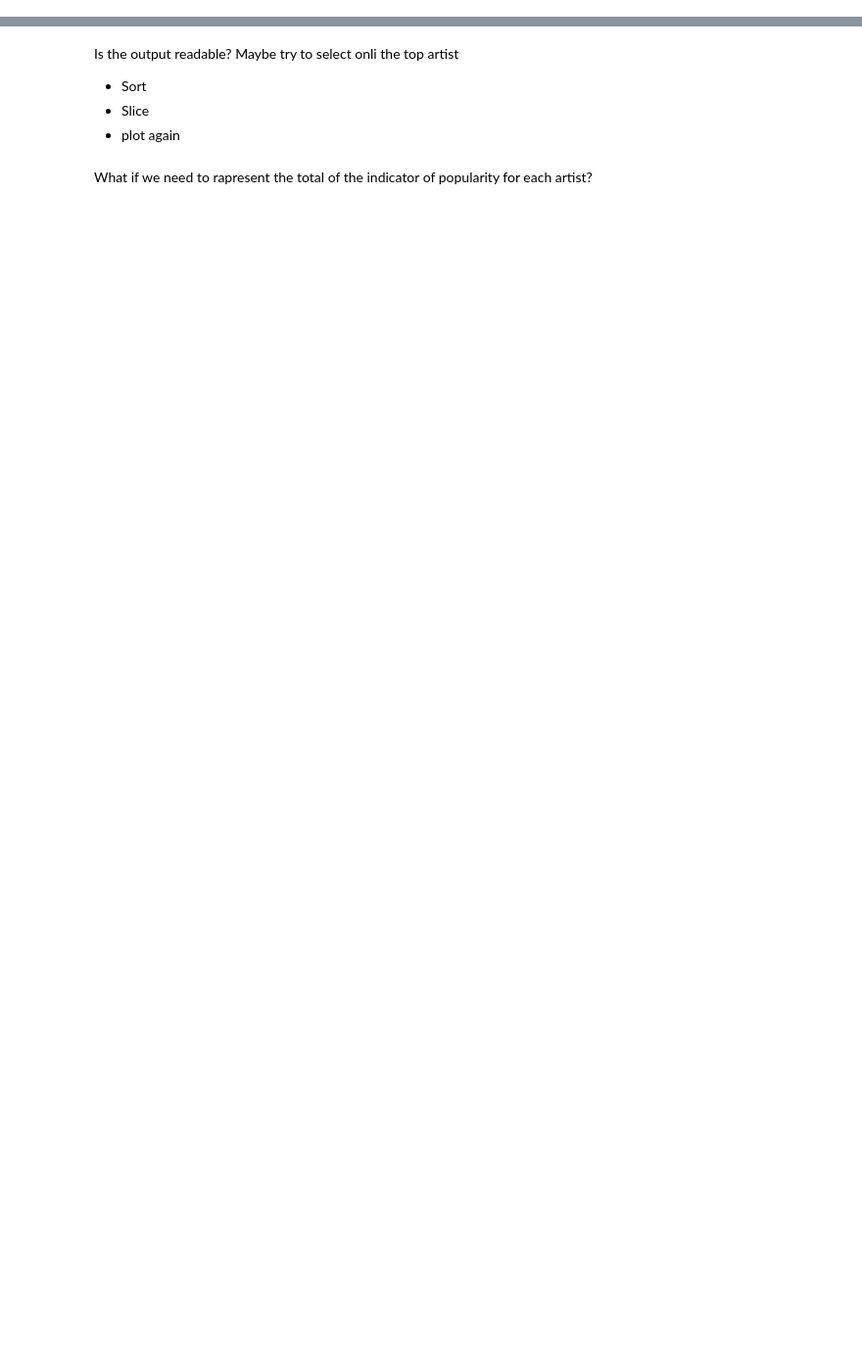
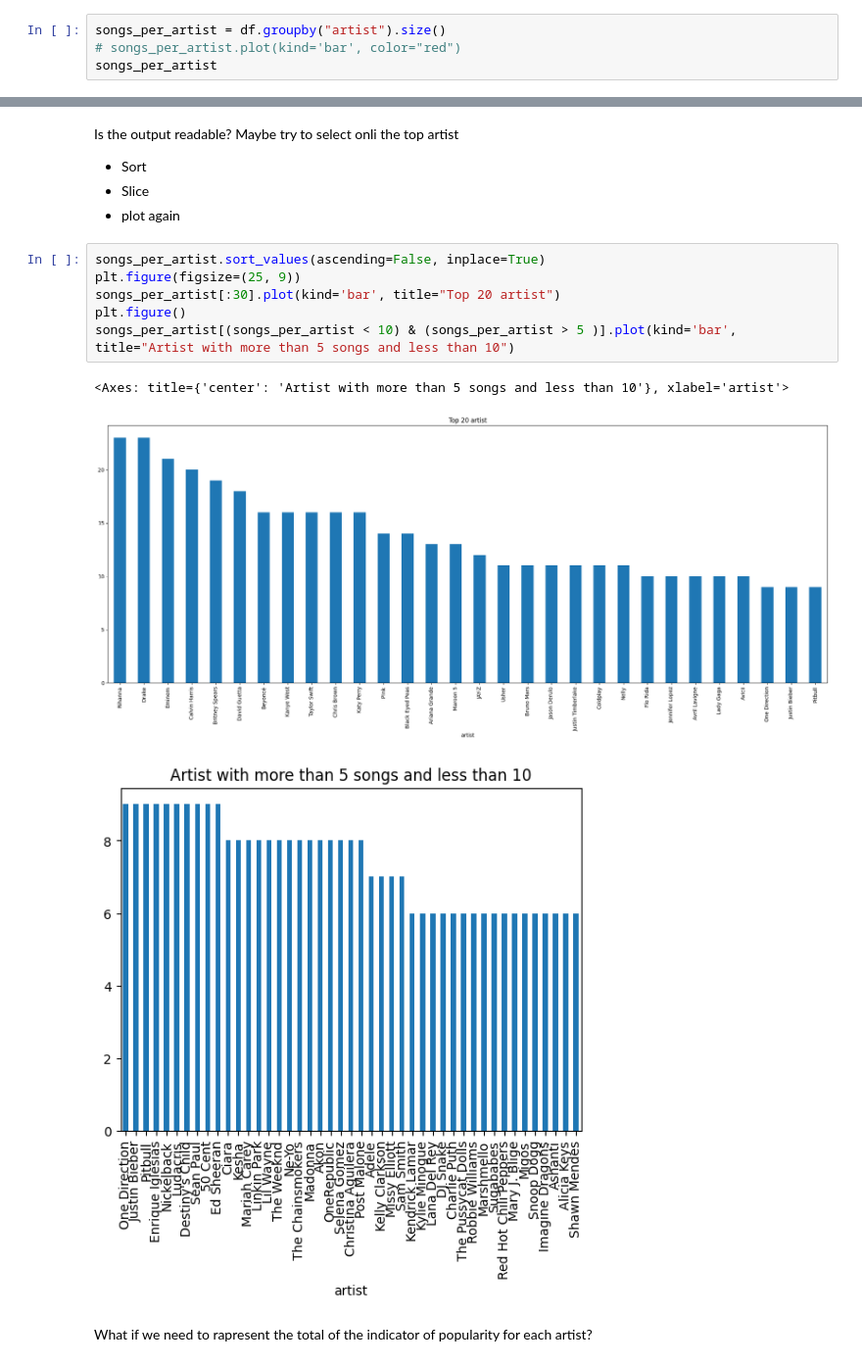
Before and after one commit to pg-88/ARTIFICIAL-INTELLIGENCE-MACHINE-LEARNING, a Jupyter notebook: python/spotify.ipynb, the cells around one changed output, grey strips where cells are left out. Shown at 98% size. Saved outputs shown, nothing was run; the diff lists cells and outputs as text; blank space fills up the shorter version.

```diff
--- a/python/spotify.ipynb
+++ b/python/spotify.ipynb
@@ -372,3 +398,7 @@ Who is the most prolific artist in this dataset? Try to draw a plot to visualize
 - Step 1: group by artist
 - Step 2: find the number of songs per artist
 - Step 3: plot usinig bar
+# %%
+songs_per_artist = df.groupby("artist").size()
+# songs_per_artist.plot(kind='bar', color="red")
+songs_per_artist
@@ -377,6 +421,16 @@ Is the output readable? Maybe try to select onli the top artist
 - Sort
 - Slice
 - plot again
+# %%
+songs_per_artist.sort_values(ascending=False, inplace=True)
+plt.figure(figsize=(25, 9))
+songs_per_artist[:30].plot(kind='bar', title="Top 20 artist")
+plt.figure()
+songs_per_artist[(songs_per_artist < 10) & (songs_per_artist > 5 )].plot(kind='bar', title="Artist with more than 5 songs and less than 10")
+# %% [output]
+<Axes: title={'center': 'Artist with more than 5 songs and less than 10'}, xlabel='artist'>
+[figure, added]
+[figure, added]
 # %% [markdown]
 What if we need to rapresent the total of the indicator of popularity for each artist?
 # %%
```
Also changed, not shown: parts of 63 cells of this notebook.
